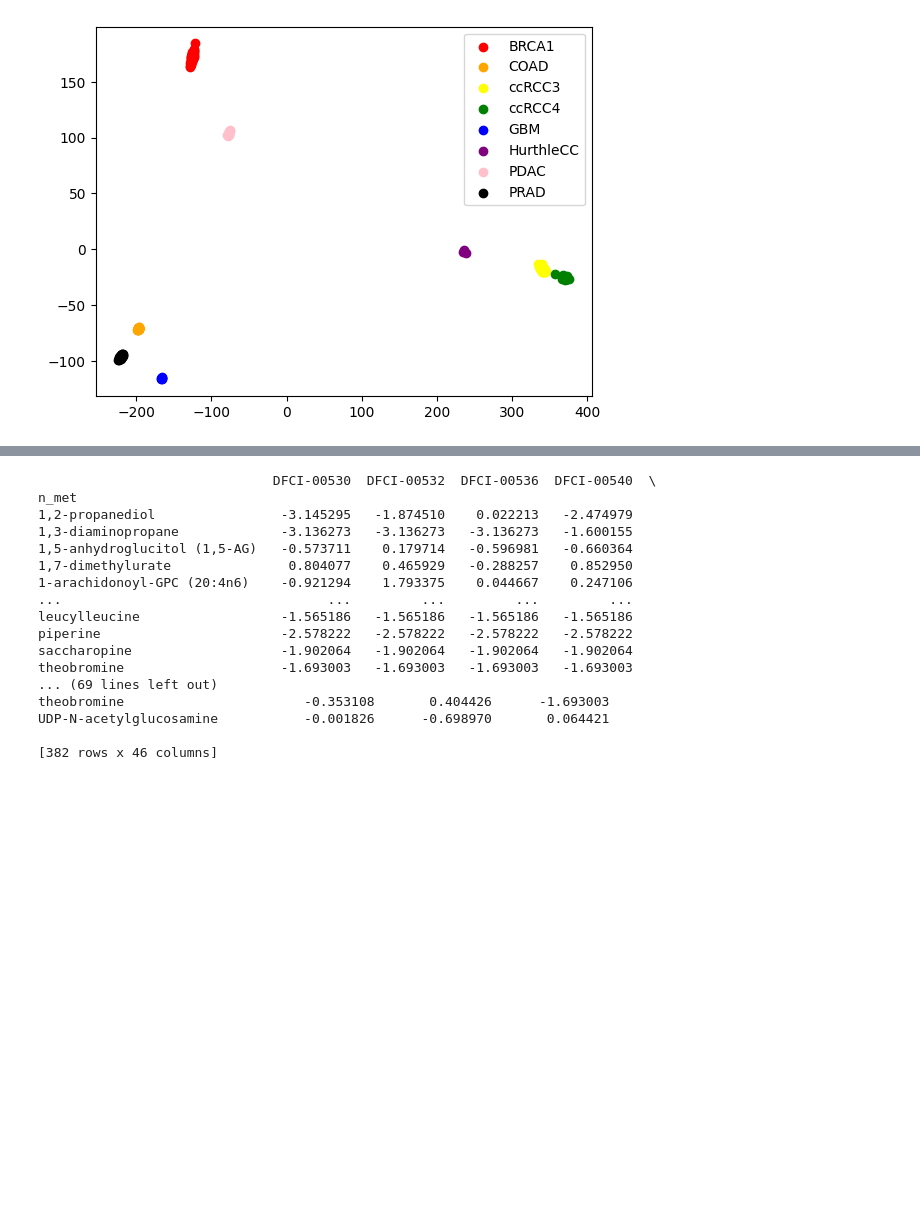
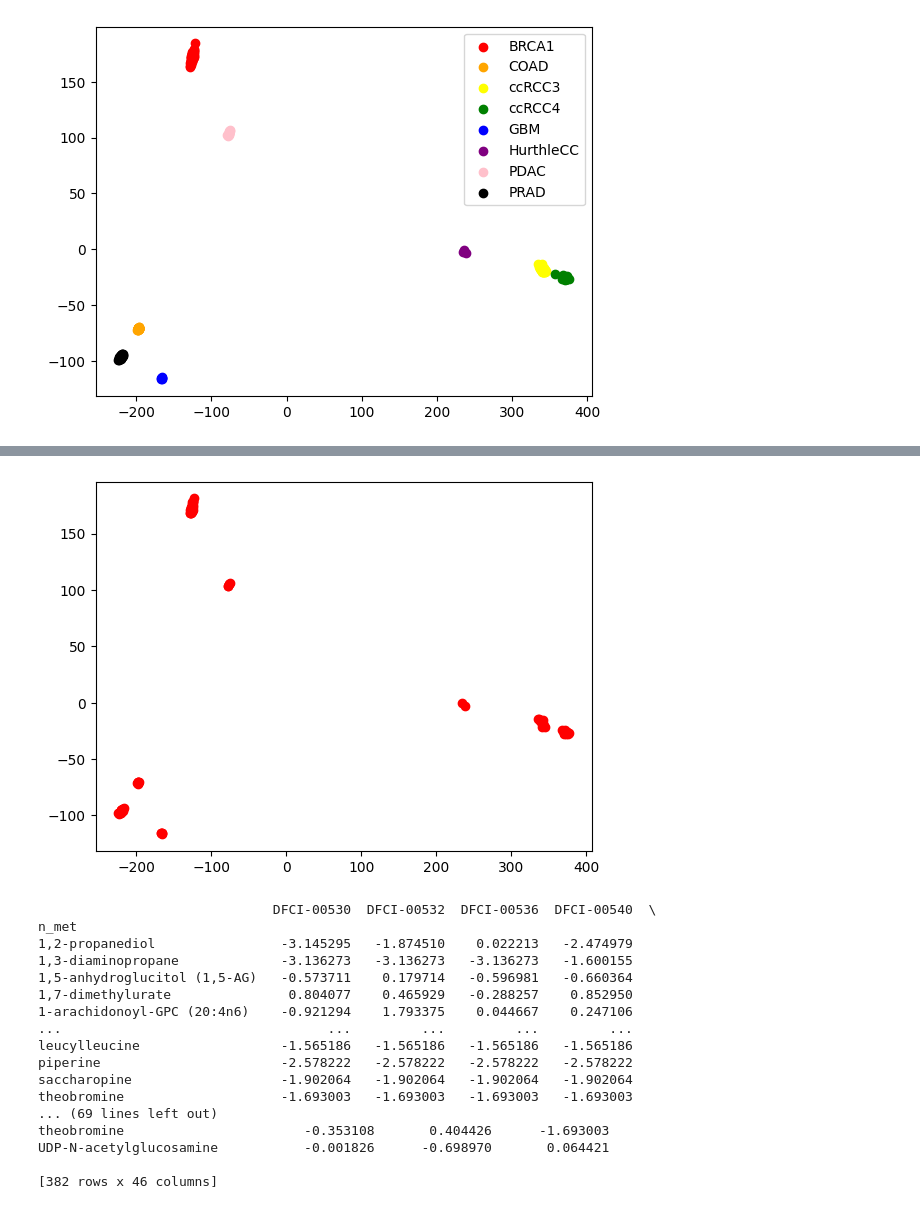
Before and after one commit to alfonsomiguelcruz/metabodgd, a Jupyter notebook: 01 - Data Preprocessing.ipynb, the cells around one changed output, grey strips where cells are left out. Drawn from its saved outputs; the diff is of its cells as text; code cells hidden in the pictures; blank space fills up the shorter version.

```diff
--- a/01 - Data Preprocessing.ipynb
+++ b/01 - Data Preprocessing.ipynb
@@ -90,3 +75,18 @@ plt.show()
+# %%
+# pca_new = PCA(n_components=2)
+results_new = pca_model.transform(results[0])
+# plt.scatter(results_new[0:47,0]   , results_new[0:47, 1], c='red'          ,label="BRCA1")
+# plt.scatter(results_new[47:86,0]  , results_new[47:86, 1], c='orange'     ,label="COAD")
+# plt.scatter(results_new[86:133,0] , results_new[86:133, 1], c='yellow'   ,label="ccRCC3")
+# plt.scatter(results_new[133:157,0], results_new[133:157, 1], c='green'  ,label="ccRCC4")
+# plt.scatter(results_new[157:163,0], results_new[157:163, 1], c='blue'   ,label="GBM")
+# plt.scatter(results_new[163:166,0], results_new[163:166, 1], c='purple' ,label="HurthleCC")
+# plt.scatter(results_new[166:178,0], results_new[166:178, 1], c='pink'   ,label="PDAC")
+# plt.scatter(results_new[178:224,0], results_new[178:224, 1], c='black'  ,label="PRAD")
+plt.legend()
+plt.show()
+# %% [output]
+[figure, added]
 # %%
 # Get the xls file
 cohort_name = "PRAD"
```
Also changed, not shown: parts of 13 cells of this notebook, 4 other files.
